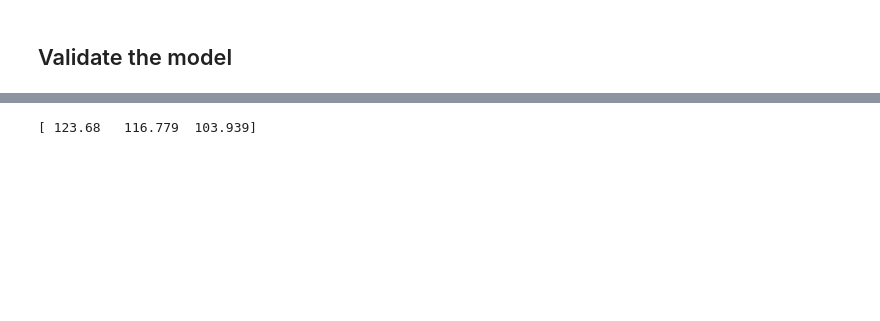
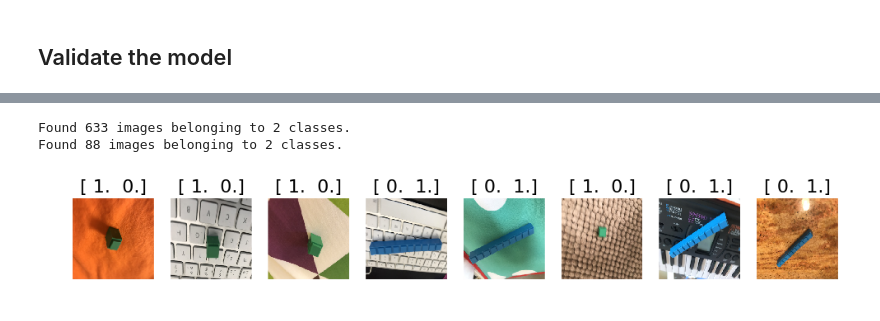
Before and after one commit to jeanfredericplante/blocks_classifier, a Jupyter notebook: notebooks/nbs/mathusee_training.ipynb, the cells around one changed output, grey strips where cells are left out. Cells and saved outputs as stored; diff of their text form; code cells hidden in the pictures; blank space fills up the shorter version.

```diff
--- a/notebooks/nbs/mathusee_training.ipynb
+++ b/notebooks/nbs/mathusee_training.ipynb
@@ -76,4 +60,0 @@ print(vgg_mean)
-# %%
-print(np.array([123.68, 116.779, 103.939]))
-# %% [output]
-[ 123.68   116.779  103.939]
@@ -79,0 +63,12 @@ print(np.array([123.68, 116.779, 103.939]))
+# %%
+def get_batches(dirname, gen=image.ImageDataGenerator(), shuffle=True,
+                batch_size=batch_size, class_mode='categorical'):
+    return gen.flow_from_directory(path+dirname, target_size=(224,224),
+                class_mode=class_mode, shuffle=shuffle, batch_size=batch_size)
+# %%
+batches = get_batches('training', batch_size=batch_size)
+val_batches = get_batches('valid', batch_size=batch_size)
+imgs,labels = next(batches)
+# %% [output]
+Found 633 images belonging to 2 classes.
+Found 88 images belonging to 2 classes.
@@ -79,0 +88,4 @@ print(np.array([123.68, 116.779, 103.939]))
+# %%
+plots(imgs, titles=labels)
+# %% [output]
+[figure, added]
```
Also changed, not shown: parts of 9 cells of this notebook, 6 other files.
